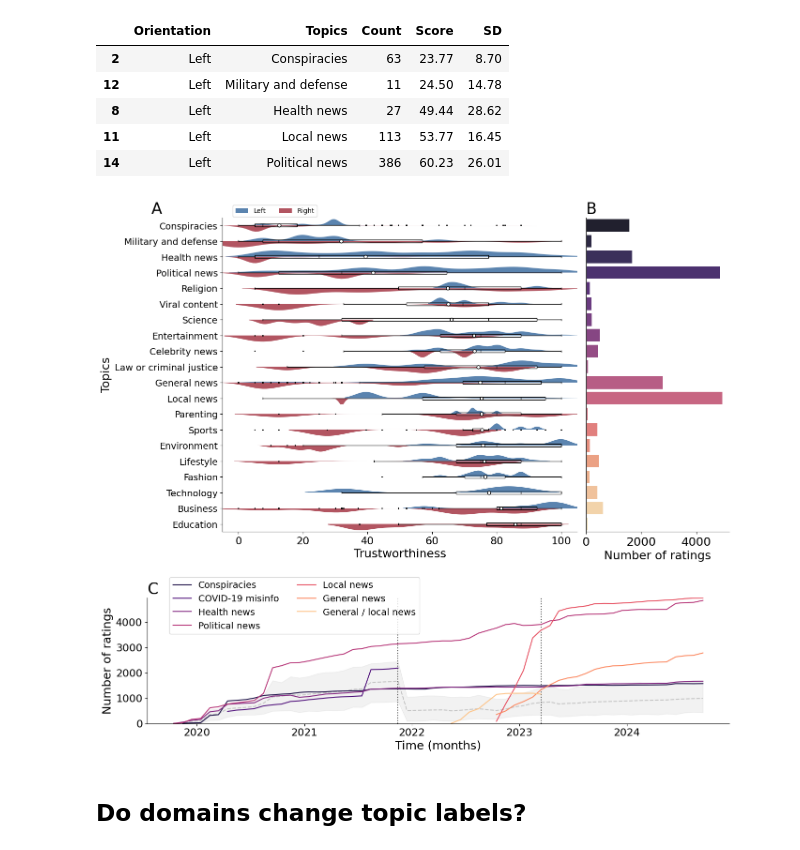
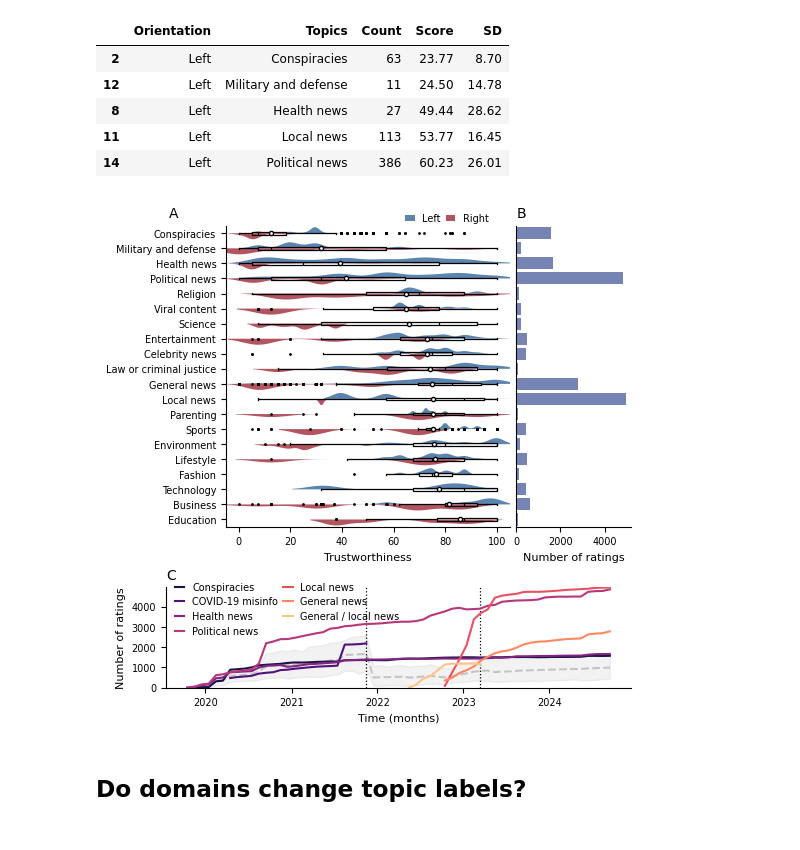
Before and after one commit to julaluehring/newsguard-review-analysis, a Jupyter notebook: describe_topics.ipynb, the cells around one changed output. Saved outputs shown, nothing was run; the diff lists cells and outputs as text; code cells hidden in the pictures.

```diff
--- a/describe_topics.ipynb
+++ b/describe_topics.ipynb
@@ -701,10 +702,10 @@ topic_orientation_scores\
 | 11 | Left | Local news | 113 | 53.77 | 16.45 |
 | 14 | Left | Political news | 386 | 60.23 | 26.01 |
 # %%
-fig = plt.figure(figsize=(16, 14))
+fig = plt.figure(figsize=(6, 6))
 gs = GridSpec(2, 2,
               width_ratios=[1.5, 0.5],
-              height_ratios=[5, 2],
+              height_ratios=[1.5, 0.5],
               hspace=0.3,
               wspace=0.03
               )
@@ -714,7 +715,7 @@ orientation_palette_after = {"Left": "#2166ac",
                              "Right": "#b2182b"}
 
 ax1 = fig.add_subplot(gs[0, 0])
-ax1.set_title("A", fontsize=24, loc="left",
+ax1.set_title("A", fontsize=10, loc="left",
                 x=-0.2, y=1)
 
 left_margin = 0.1
@@ -750,28 +751,29 @@ sns.boxplot(data=recent_topics_df,
             order=recent_topic_desc["Topics"],
             fliersize=1,
             width=0.18,
-            #whis=1,
             boxprops=dict(facecolor="none",
-                          linewidth=1,
+                          linewidth=0.9,
                           edgecolor="black"),
-
             meanprops=dict(marker="o",
                            markerfacecolor="white",
                            markeredgecolor="black",
-                           markersize=5),
+                           markersize=3),
             showmeans=True,
-            linewidth=1,
+            linewidth=0.9,
             color="black",
             ax=ax1)
 
 ax1.set_xlabel("Trustworthiness",
-            fontsize=18)
+            fontsize=8)
 ax1.set_xlim(-5,105)
-ax1.set_ylabel("Topics", fontsize=18)
-ax1.tick_params(axis="y", labelsize=14)
-ax1.tick_params(axis="x", labelsize=16)
+ax1.set_ylabel("", fontsize=8)
+ax1.tick_params(axis="both", labelsize=7)
 ax1.legend(loc="upper left",
-           bbox_to_anchor=(0.02,1.05),
+           frameon=False,
+           fontsize=7,
+           columnspacing=0.5,
+           handlelength=1,
+           bbox_to_anchor=(0.6,1.07),
            ncol=2)
 
 custom_plots(ax=ax1)
@@ -780,31 +782,29 @@ custom_plots(ax=ax1)
 ''' SUBPLOT B '''
 ax2 = fig.add_subplot(gs[0, 1])
 
-ax2.set_title("B", fontsize=24, loc="left")
+ax2.set_title("B", fontsize=10, loc="left")
 
 sns.barplot(data=recent_topic_desc,
             x="Count",
             y="Topics",
-            hue="Topics",
             order=recent_topic_desc["Topics"],
-            palette="magma",
-            alpha=0.9,
+            color="#6C7EBF",
             ax=ax2)
 
 ax2.yaxis.set_visible(False)
 ax2.set_xlabel("Number of ratings",
-           fontsize=18)
-ax2.set_ylabel("Topics",
-           fontsize=18)
+           fontsize=8)
+ax2.set_ylabel("",
+           fontsize=8)
 ax2.tick_params(axis='x',
-                labelsize=18)
+                labelsize=7)
 
 custom_plots(ax=ax2)
 
 ''' SUBPLOT C '''
 
 ax3 = fig.add_subplot(gs[1, :])
-ax3.set_title("C", fontsize=24, loc="left")
+ax3.set_title("C", fontsize=10, loc="left")
 
 bad_topics_palette = {
     "Conspiracies": "#762a83",
@@ -843,49 +843,51 @@ sns.lineplot(x="file_date",
 ax3.axvline(x=pd.Timestamp("2021-11-15"),
             color="black",
             linestyle="dotted",
-            alpha=0.7
-            )
+            linewidth=0.9)
 
 ax3.axvline(x=pd.Timestamp("2023-03-15"),
             color="black",
             linestyle="dotted",
-            alpha=0.7)
+            linewidth=0.9)
 
 
 sns.lineplot(x="file_date",
              y="Count",
              hue="Topic",
              palette="magma",
              hue_order=bad_topics_palette.keys(),
              data=topic_freq[topic_freq["Topic"].isin(bad_topics_list)],
              ax=ax3)
 
 
 ax3.set_xlabel("Time (months)",
-               fontsize=18)
+               fontsize=8)
 ax3.set_ylabel("Number of ratings",
-               fontsize=18)
+               fontsize=8)
 ax3.tick_params(axis="both",
-                labelsize=16)
+                labelsize=7)
 
 ax3.set_ylim(0, max(topic_freq["Count"]) + 10)
 
-ax3.legend(fontsize=14,
+ax3.legend(fontsize=7,
+           frameon=False,
            ncol=2,
+           columnspacing=0.5,
+           handlelength=1,
            loc="upper left",
-           bbox_to_anchor=(0.03, 1.2))
+           bbox_to_anchor=(0, 1.14))
 
 custom_plots(ax=ax3)
 
 plt.savefig(join(FIGURES,
                     "topics_panel.pdf"),
                 bbox_inches='tight',
                 pad_inches=0.1,
                 dpi=300)
 
 plt.show()
 # %% [output]
-[figure, old version]
+[figure, new version]
 # %% [markdown]
 ## Do domains change topic labels?
 # %%
```
Also changed, not shown: parts of 4 cells of this notebook.
